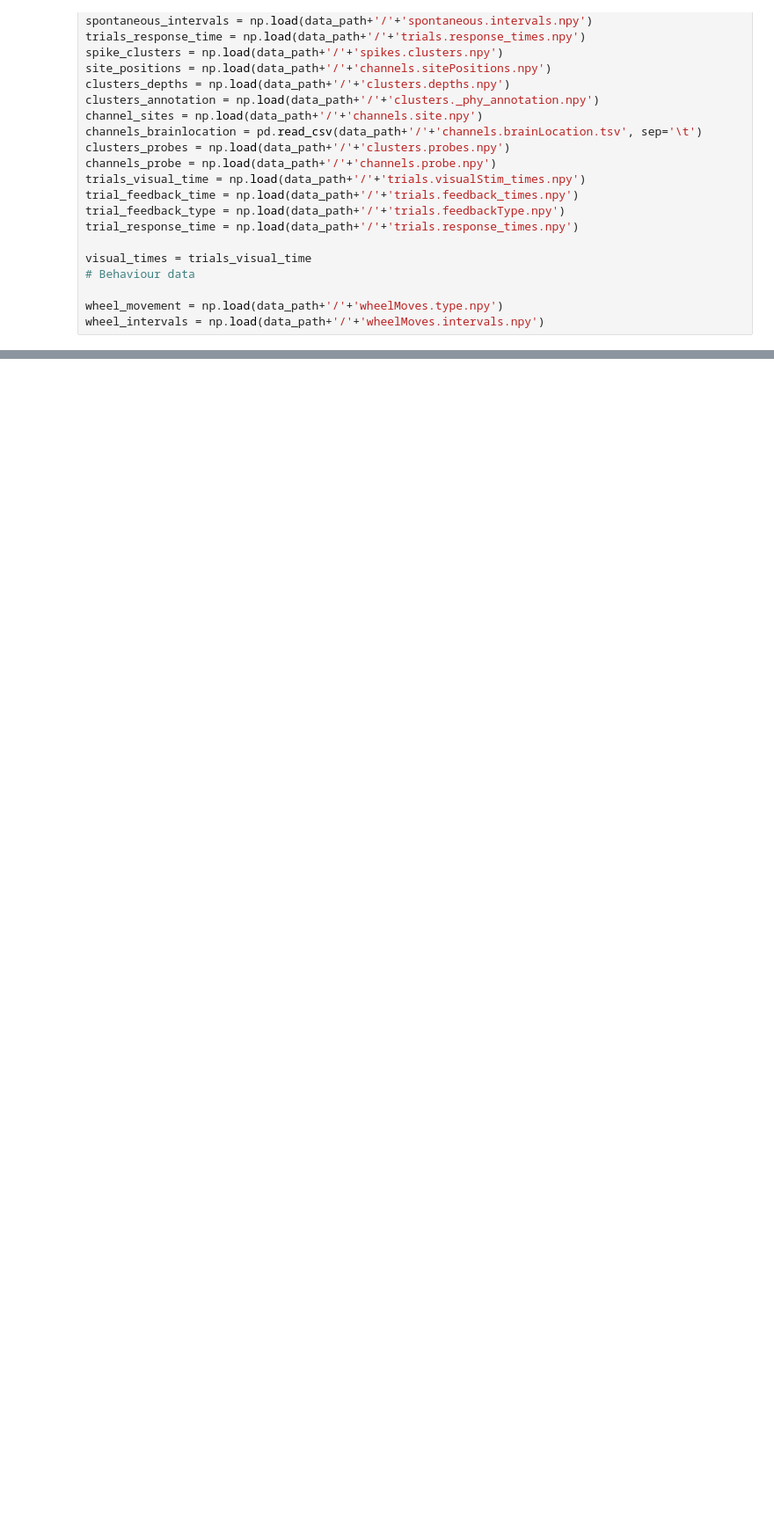
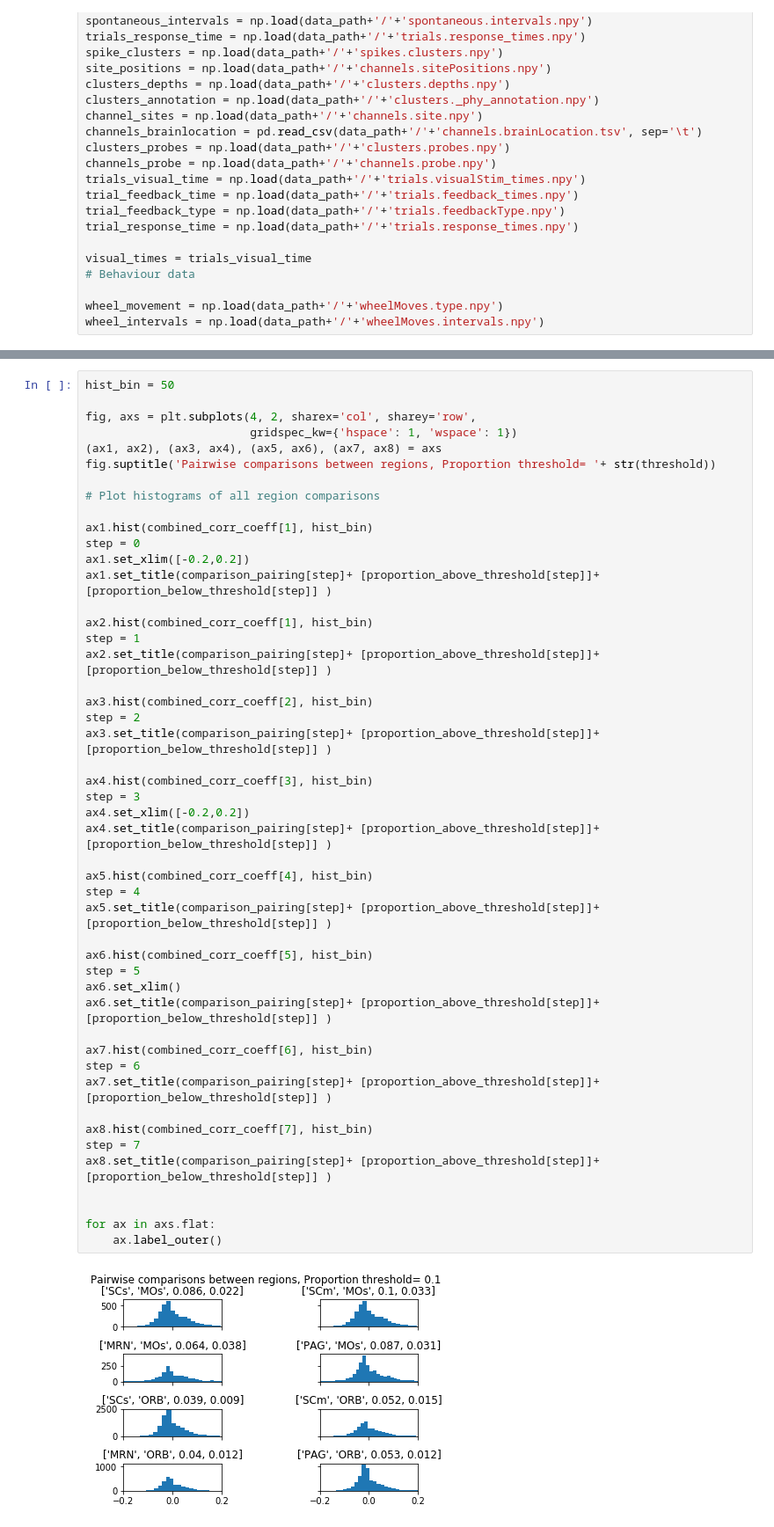
Before and after one commit to mariakesa/ConnectedLizards_NeuroMatch2020, a Jupyter notebook: BehaviourActivity_regression_XW.ipynb, the cells around one changed output, grey strips where cells are left out. Shown at 88% size. Cells and saved outputs as stored; diff of their text form; blank space fills up the shorter version.

Commit message:
Plotted histograms of pairwise corr coef

```diff
--- a/BehaviourActivity_regression_XW.ipynb
+++ b/BehaviourActivity_regression_XW.ipynb
@@ -82 +168,51 @@ left_concat_wheel_position, right_concat_wheel_position, no_response_concat_whee
+# %%
+hist_bin = 50
+
+fig, axs = plt.subplots(4, 2, sharex='col', sharey='row',
+                        gridspec_kw={'hspace': 1, 'wspace': 1})
+(ax1, ax2), (ax3, ax4), (ax5, ax6), (ax7, ax8) = axs
+fig.suptitle('Pairwise comparisons between regions, Proportion threshold= '+ str(threshold))
+
+# Plot histograms of all region comparisons
+
+ax1.hist(combined_corr_coeff[1], hist_bin)
+step = 0
+ax1.set_xlim([-0.2,0.2])
+ax1.set_title(comparison_pairing[step]+ [proportion_above_threshold[step]]+ [proportion_below_threshold[step]] )
+
+ax2.hist(combined_corr_coeff[1], hist_bin)
+step = 1
+ax2.set_title(comparison_pairing[step]+ [proportion_above_threshold[step]]+ [proportion_below_threshold[step]] )
+
+ax3.hist(combined_corr_coeff[2], hist_bin)
+step = 2
+ax3.set_title(comparison_pairing[step]+ [proportion_above_threshold[step]]+ [proportion_below_threshold[step]] )
+
+ax4.hist(combined_corr_coeff[3], hist_bin)
+step = 3
+ax4.set_xlim([-0.2,0.2])
+ax4.set_title(comparison_pairing[step]+ [proportion_above_threshold[step]]+ [proportion_below_threshold[step]] )
+
+ax5.hist(combined_corr_coeff[4], hist_bin)
+step = 4
+ax5.set_title(comparison_pairing[step]+ [proportion_above_threshold[step]]+ [proportion_below_threshold[step]] )
+
+ax6.hist(combined_corr_coeff[5], hist_bin)
+step = 5
+ax6.set_xlim()
+ax6.set_title(comparison_pairing[step]+ [proportion_above_threshold[step]]+ [proportion_below_threshold[step]] )
+
+ax7.hist(combined_corr_coeff[6], hist_bin)
+step = 6
+ax7.set_title(comparison_pairing[step]+ [proportion_above_threshold[step]]+ [proportion_below_threshold[step]] )
+
+ax8.hist(combined_corr_coeff[7], hist_bin)
+step = 7
+ax8.set_title(comparison_pairing[step]+ [proportion_above_threshold[step]]+ [proportion_below_threshold[step]] )
+
+
+for ax in axs.flat:
+    ax.label_outer()
+# %% [output]
+[figure, added]
 # %%
```
Also changed, not shown: parts of 8 cells of this notebook.
